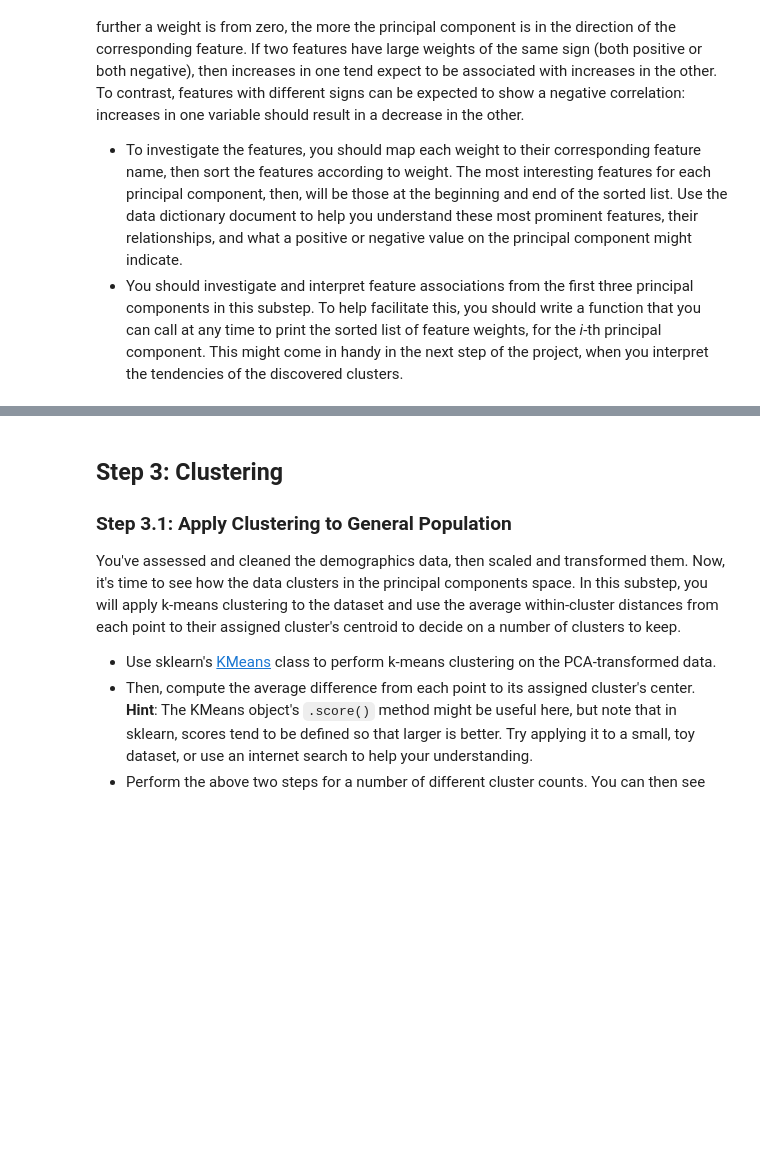
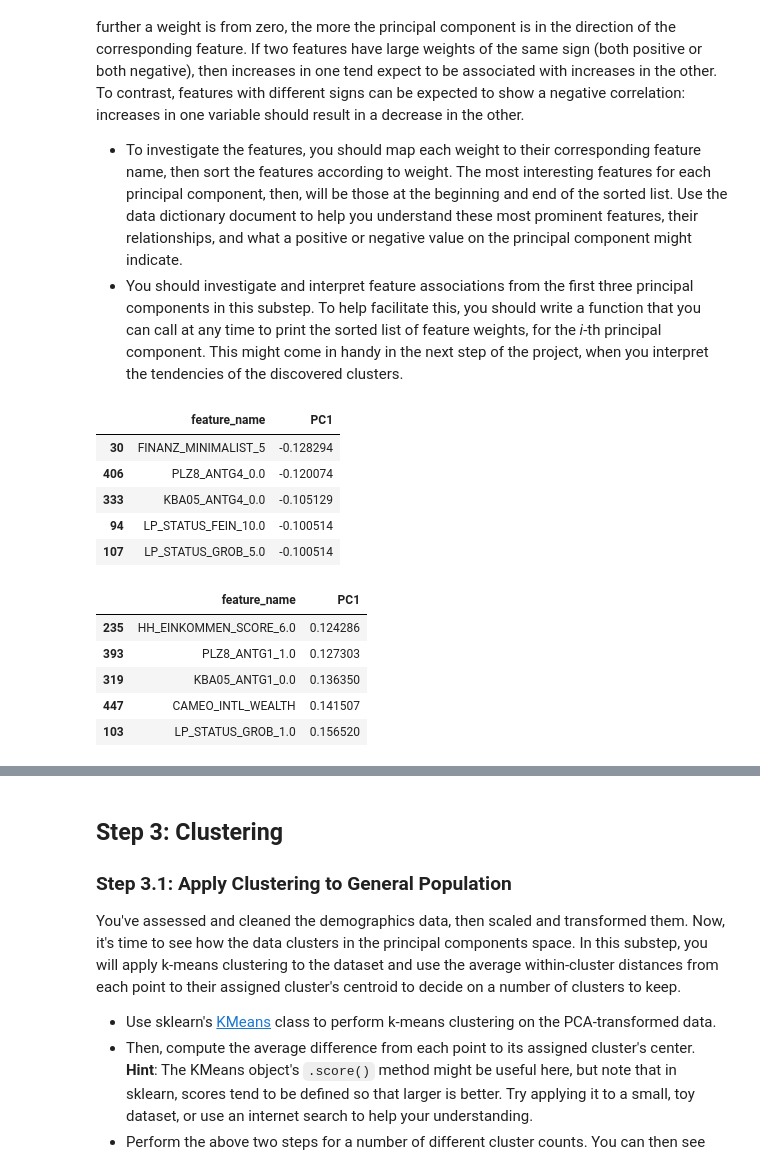
Before and after one commit to Mdhvince/Customer_Segmentation, a Jupyter notebook: Identify_Customer_Segments.ipynb, the cells around one changed output, grey strips where cells are left out. Cells and saved outputs as stored; diff of their text form; code cells hidden in the pictures; blank space fills up the shorter version.

```diff
--- a/Identify_Customer_Segments.ipynb
+++ b/Identify_Customer_Segments.ipynb
@@ -498,4 +589,44 @@ As a reminder, each principal component is a unit vector that points in the dire
 
 - To investigate the features, you should map each weight to their corresponding feature name, then sort the features according to weight. The most interesting features for each principal component, then, will be those at the beginning and end of the sorted list. Use the data dictionary document to help you understand these most prominent features, their relationships, and what a positive or negative value on the principal component might indicate.
 - You should investigate and interpret feature associations from the first three principal components in this substep. To help facilitate this, you should write a function that you can call at any time to print the sorted list of feature weights, for the *i*-th principal component. This might come in handy in the next step of the project, when you interpret the tendencies of the discovered clusters.
+# %%
+# Map weights for the first principal component to corresponding feature names
+# and then print the linked values, sorted by weight.
+# HINT: Try defining a function here or in a new cell that you can reuse in the
+# other cells.
+dataFrame_scaled = pd.DataFrame(X,columns = azdias_nomissing.columns).head()
+
+def map_pcweight_feature_name(id_component = 1):
+
+    s = pd.DataFrame(pca.components_,
+                         columns=dataFrame_scaled.columns).iloc[id_component-1]
+
+    s2 = pd.DataFrame(dict(s), index=['PC'+str(id_component)])
+    del s
+    s2 = s2.T
+
+    s2['feature_name'] = s2.index
+    s2 = (
+        s2[['feature_name', 'PC'+str(id_component)]]
+        .reset_index(drop=True)
+        .sort_values(by='PC'+str(id_component))
+    )
+
+    return s2
+
+display(map_pcweight_feature_name(1).head())
+display(map_pcweight_feature_name(1).tail())
+# %% [output]
+|  | feature_name | PC1 |
+| 30 | FINANZ_MINIMALIST_5 | -0.128294 |
+| 406 | PLZ8_ANTG4_0.0 | -0.120074 |
+| 333 | KBA05_ANTG4_0.0 | -0.105129 |
+| 94 | LP_STATUS_FEIN_10.0 | -0.100514 |
+| 107 | LP_STATUS_GROB_5.0 | -0.100514 |
+|  | feature_name | PC1 |
+| 235 | HH_EINKOMMEN_SCORE_6.0 | 0.124286 |
+| 393 | PLZ8_ANTG1_1.0 | 0.127303 |
+| 319 | KBA05_ANTG1_0.0 | 0.136350 |
+| 447 | CAMEO_INTL_WEALTH | 0.141507 |
+| 103 | LP_STATUS_GROB_1.0 | 0.156520 |
 # %%
```
Also changed, not shown: parts of 42 cells of this notebook.
